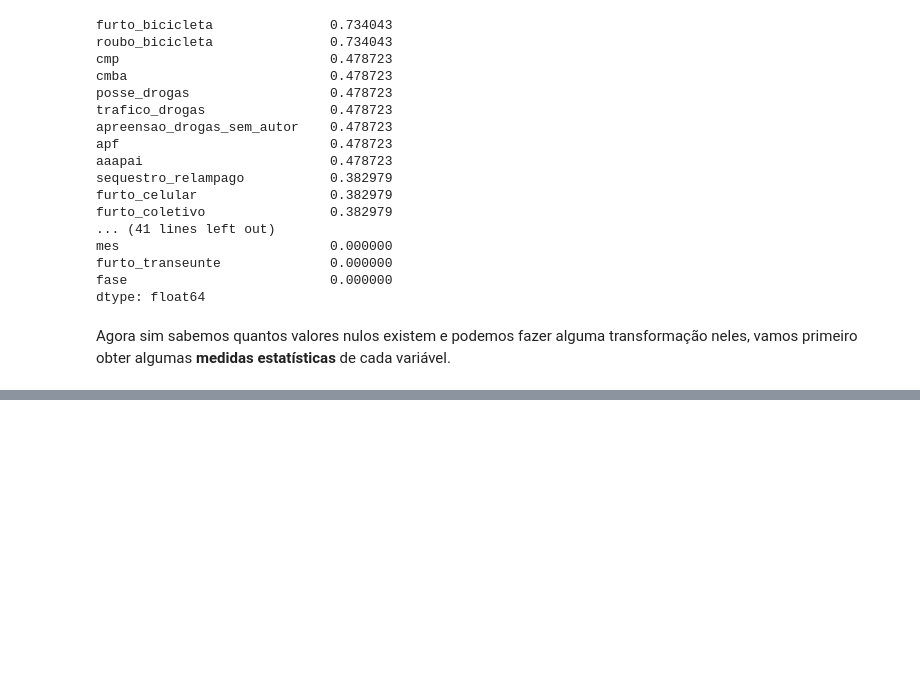
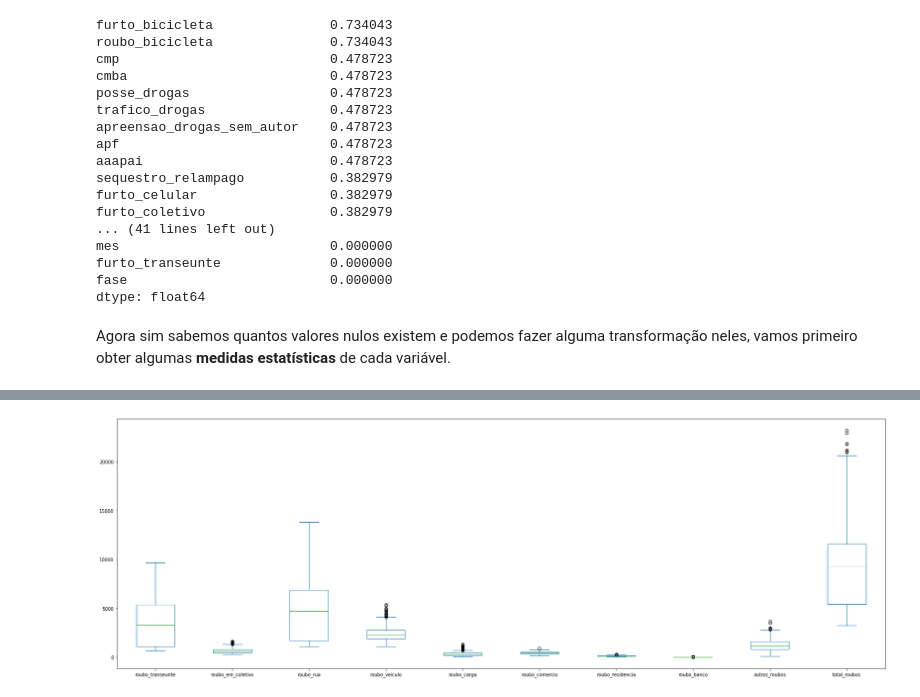
Before and after one commit to Lucasllops/Crimes-Rio-de-Janeiro, a Jupyter notebook: Análise_de_crimes_no_estado_do_Rio_de_Janeiro.ipynb, the cells around one changed output, grey strips where cells are left out. Cells and saved outputs as stored; diff of their text form; code cells hidden in the pictures; blank space fills up the shorter version.

```diff
--- a/Análise_de_crimes_no_estado_do_Rio_de_Janeiro.ipynb
+++ b/Análise_de_crimes_no_estado_do_Rio_de_Janeiro.ipynb
@@ -198,0 +213,5 @@ df.describe()
+# %%
+#vamos verificar a presença de outliers
+df_roubo.plot(kind='box', figsize=(30, 10));
+# %% [output]
+[figure, added]
```
Also changed, not shown: parts of 15 cells of this notebook.
